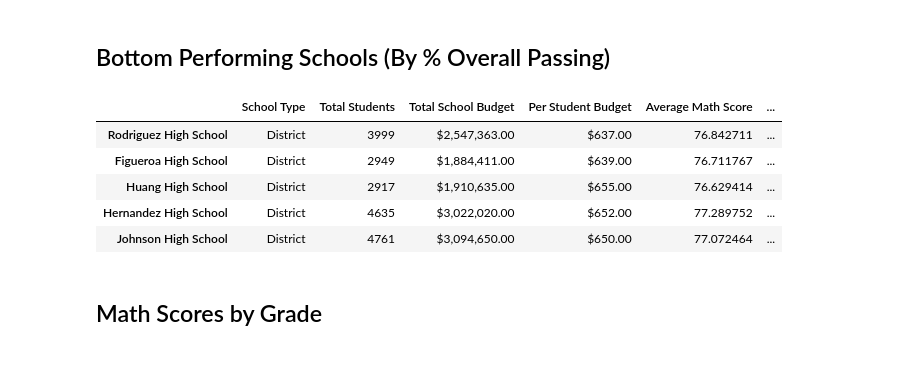
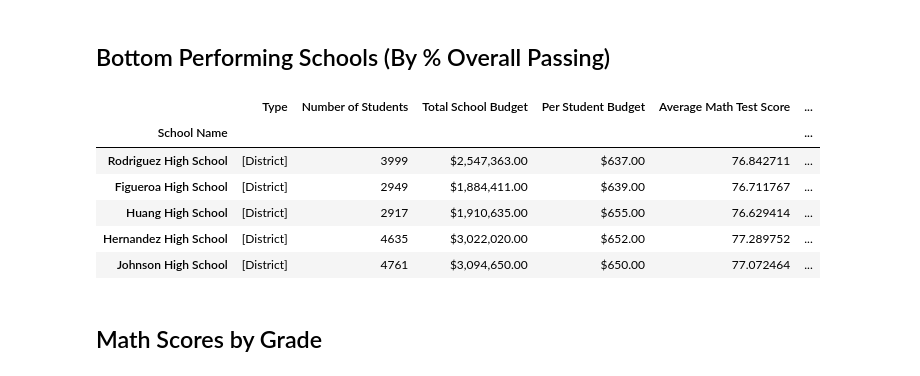
Before and after one commit to Jherza-X/pandas-challenge, a Jupyter notebook: PyCitySchools/PyCitySchools_starter.ipynb, the cells around one changed output. Saved outputs shown, nothing was run; the diff lists cells and outputs as text; code cells hidden in the pictures.

```diff
--- a/PyCitySchools/PyCitySchools_starter.ipynb
+++ b/PyCitySchools/PyCitySchools_starter.ipynb
@@ -543,15 +543,16 @@ top_schools.head(5)
 ## Bottom Performing Schools (By % Overall Passing)
 # %%
 # Sort the schools by `% Overall Passing` in ascending order and display the top 5 rows.
-bottom_schools =
+bottom_schools =  per_school_summary.sort_values(by="% Overall Passing")
 bottom_schools.head(5)
 # %% [output]
-|  | School Type | Total Students | Total School Budget | Per Student Budget | Average Math Score | ... |
-| Rodriguez High School | District | 3999 | $2,547,363.00 | $637.00 | 76.842711 | ... |
-| Figueroa High School | District | 2949 | $1,884,411.00 | $639.00 | 76.711767 | ... |
-| Huang High School | District | 2917 | $1,910,635.00 | $655.00 | 76.629414 | ... |
-| Hernandez High School | District | 4635 | $3,022,020.00 | $652.00 | 77.289752 | ... |
-| Johnson High School | District | 4761 | $3,094,650.00 | $650.00 | 77.072464 | ... |
+|  | Type | Number of Students | Total School Budget | Per Student Budget | Average Math Test Score | ... |
+| School Name |  |  |  |  |  | ... |
+| Rodriguez High School | [District] | 3999 | $2,547,363.00 | $637.00 | 76.842711 | ... |
+| Figueroa High School | [District] | 2949 | $1,884,411.00 | $639.00 | 76.711767 | ... |
+| Huang High School | [District] | 2917 | $1,910,635.00 | $655.00 | 76.629414 | ... |
+| Hernandez High School | [District] | 4635 | $3,022,020.00 | $652.00 | 77.289752 | ... |
+| Johnson High School | [District] | 4761 | $3,094,650.00 | $650.00 | 77.072464 | ... |
 # %% [markdown]
 ## Math Scores by Grade
 # %%
```
Also changed, not shown: parts of 10 cells of this notebook.
